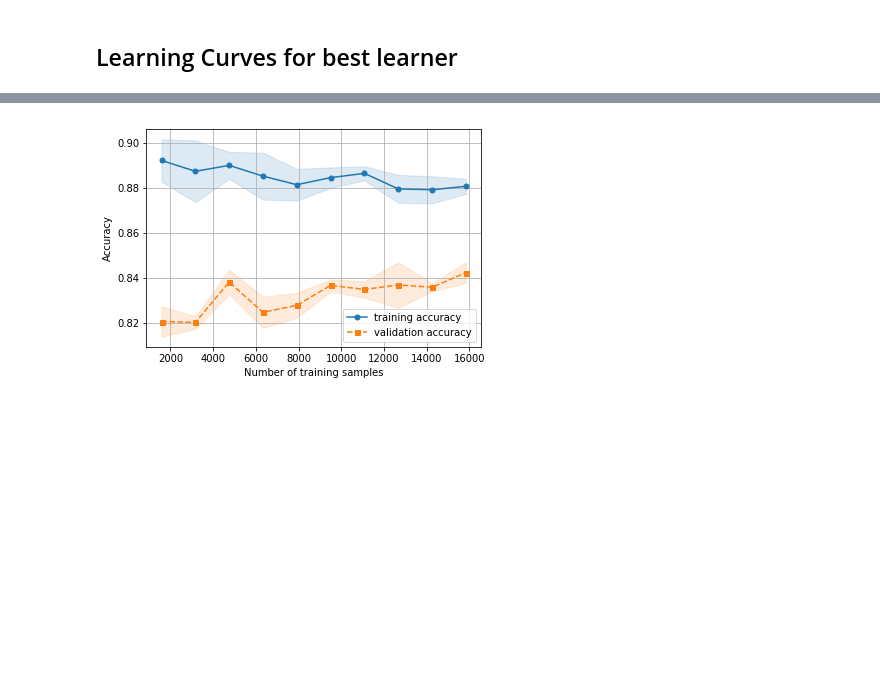
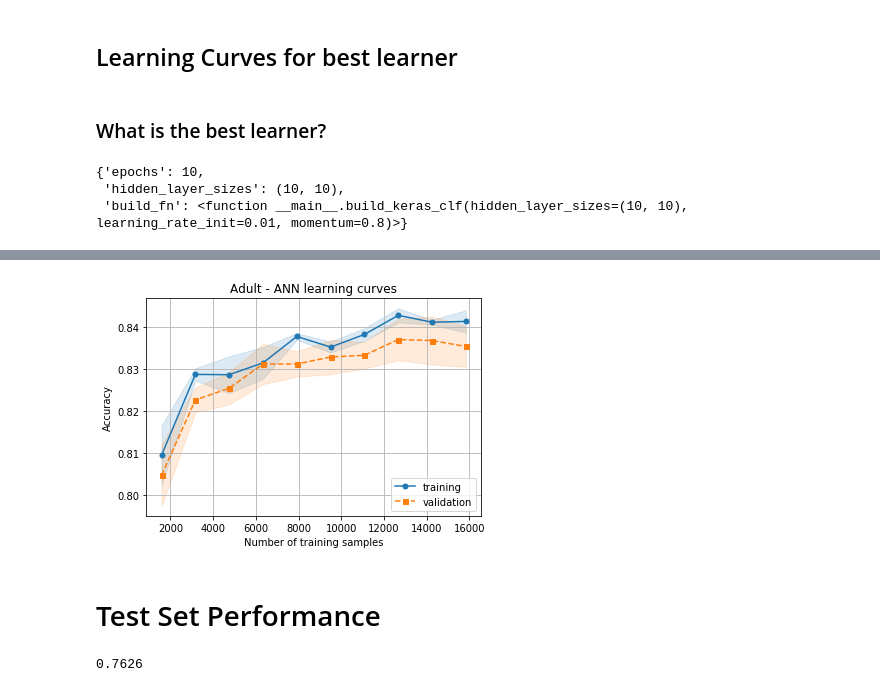
Before and after one commit to haniahhaq/CS7641-assignment-1, a Jupyter notebook: nb_adult_ann.ipynb, the cells around one changed output, grey strips where cells are left out. Saved outputs shown, nothing was run; the diff lists cells and outputs as text; code cells hidden in the pictures; blank space fills up the shorter version.

Commit message:
Clean up / update figures

```diff
--- a/nb_adult_ann.ipynb
+++ b/nb_adult_ann.ipynb
@@ -87,30 +95,28 @@ Using TensorFlow backend.
 ### GridSearch for model complexity curves
 # %%
 layer_sizes = [
-#     1,
-#     10,
-#     100,
-#     (1,1),
     (10,10),
-    (100,100)
+    (50,50),
+    (100,100),
+    (200,200),
 ]
 
 param_grid = {
     'hidden_layer_sizes': layer_sizes,
-#     'learning_rate_init': [.05, .1, .2],
-#     'momentum': [0.7, 0.8, 0.9],
-    'epochs': [1, 10, 100, 200],
-#     'batch_size': [32, 64, 128]
+    'learning_rate_init': [0.01, 0.05, .1, .2],
+    'momentum': [0.7, 0.8, 0.9],
+    'epochs': [1, 10, 100, 200, 500],
+    'batch_size': [32, 64, 128]
 }
 # %%
 grid_search = GridSearchCV(
     estimator=clf,
     param_grid=param_grid,
-    scoring='accuracy',
+    scoring=balanced_accuracy_scorer,
     return_train_score=True,
     cv=4,
-    verbose=0,
-    n_jobs=-1,
+    verbose=10,
+    n_jobs=1,
 )
 # %%
 grid_search.fit(X_train_scaled, y_train)
@@ -143,4 +127,2 @@ save_search_result(grid_search, dataset, learner_type)
 # %% [markdown]
 ### Model Complexity Analysis
-# %%
-res = grid_search.cv_results_
@@ -311,6 +190,15 @@ sorted(res['mean_fit_time'])
 # %% [markdown]
 ## Learning Curves for best learner
+# %% [markdown]
+### What is the best learner?
+# %%
+best_params = res['params'][np.argmax(res['mean_test_score'])]
+clf = KerasClassifier(build_fn=build_keras_clf, **best_params)
+clf.get_params()
+# %% [output]
+{'epochs': 10,
+ 'hidden_layer_sizes': (10, 10),
+ 'build_fn': <function __main__.build_keras_clf(hidden_layer_sizes=(10, 10), learning_rate_init=0.01, momentum=0.8)>}
 # %%
-clf = KerasClassifier(build_keras_clf, **grid_search.best_params_)
-train_sizes, train_scores, test_scores, train_mean, train_std, test_mean, test_std = gen_and_plot_learning_curve(clf, X_train_scaled, y_train, ylim=None, cv=4)
+train_sizes, train_mean, train_std, test_mean, test_std = gen_and_plot_learning_curve(clf, X_train_scaled, y_train, ylim=None, cv=4, title='Adult - ANN learning curves')
 # %% [output]
@@ -334 +222 @@ Epoch 17/100
-[figure, old version]
+[figure, new version]
@@ -334,0 +225,11 @@ Epoch 17/100
+# %% [markdown]
+# Test Set Performance
+# %%
+best_clf = KerasClassifier(build_fn=build_keras_clf, **best_params)
+
+best_clf.fit(X_train_scaled, y_train)
+y_test_pred = best_clf.predict(X_test_scaled)
+test_score = balanced_accuracy(y_test, y_test_pred)
+print('%.4f' % test_score)
+# %% [output]
+0.7626
```
Also changed, not shown: parts of 31 cells of this notebook, 57 other files.
